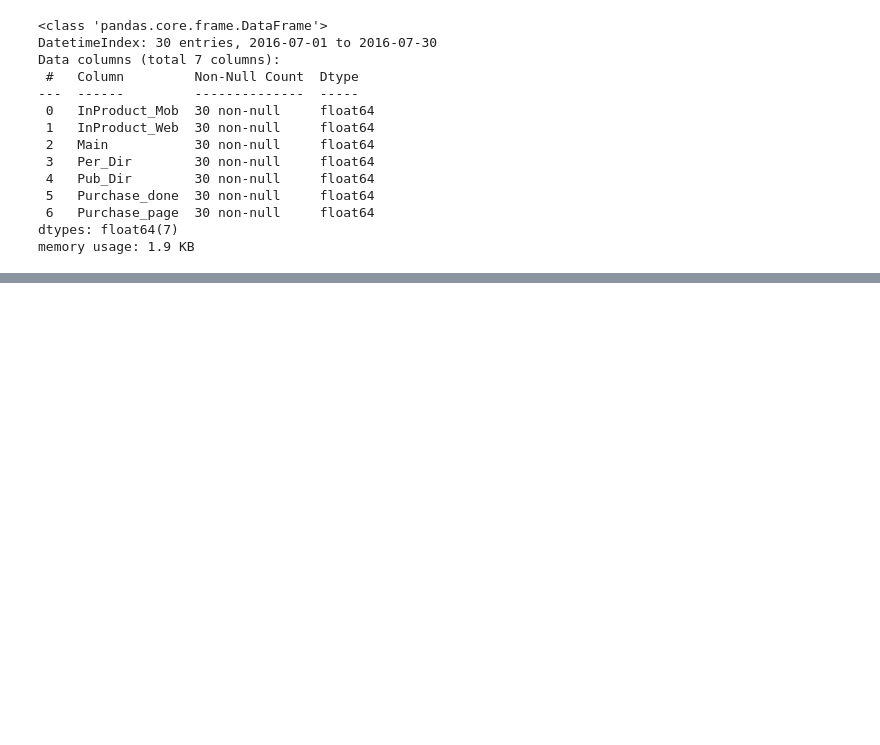
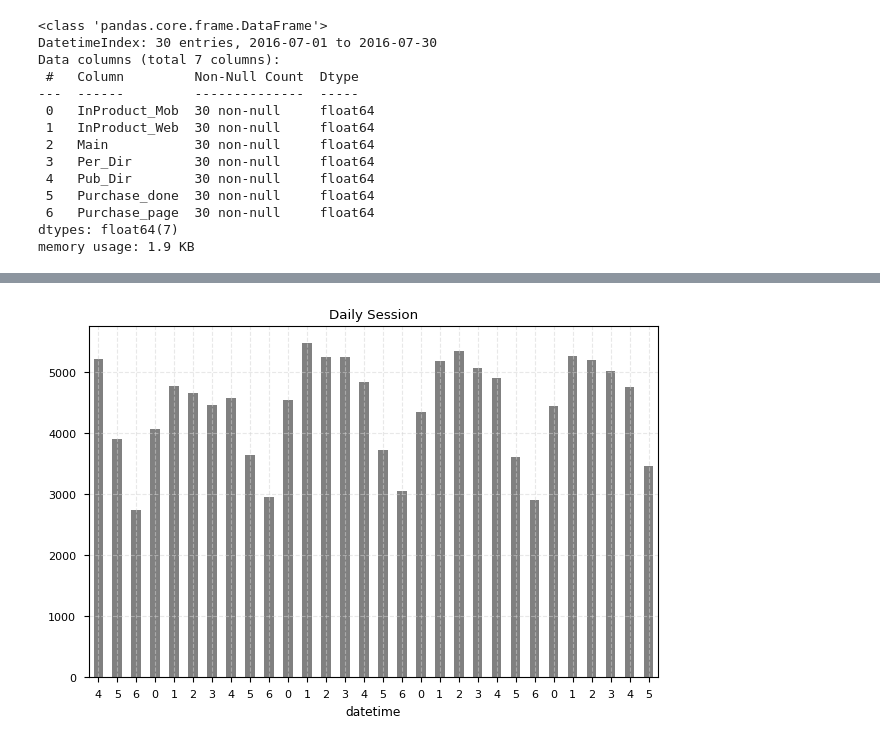
Before and after one commit to yulmu99/Analysis_practice, a Jupyter notebook: analysis practice/로그 데이터 분석/Training/Funnel_analysis.ipynb, the cells around one changed output, grey strips where cells are left out. Saved outputs shown, nothing was run; the diff lists cells and outputs as text; code cells hidden in the pictures; blank space fills up the shorter version.

```diff
--- a/analysis practice/로그 데이터 분석/Training/Funnel_analysis.ipynb
+++ b/analysis practice/로그 데이터 분석/Training/Funnel_analysis.ipynb
@@ -310,0 +502,13 @@ df_ms.head(10)
+# %%
+## 요일별 사용자 수 -> weekforday
+# 0:Monday, 6:Sunday
+
+s = df.groupby('datetime')['sessionid'].nunique()
+s.index = s.index.weekday #또는 dayofweek
+
+s.plot(color='grey', kind = 'bar', rot =0)
+plt.title('Daily Session')
+plt.grid(color='lightgrey', alpha=0.5, linestyle='--')
+plt.tight_layout()
+# %% [output]
+[figure, added]
```
Also changed, not shown: parts of 98 cells of this notebook.
